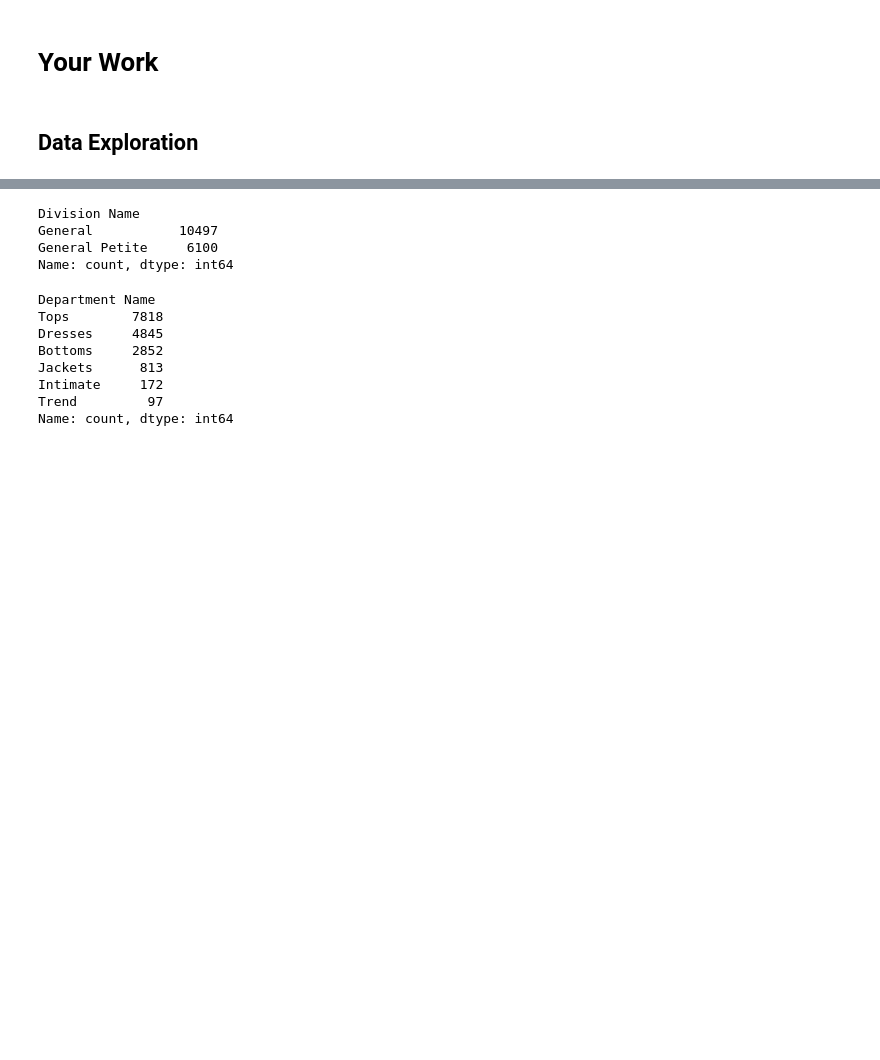
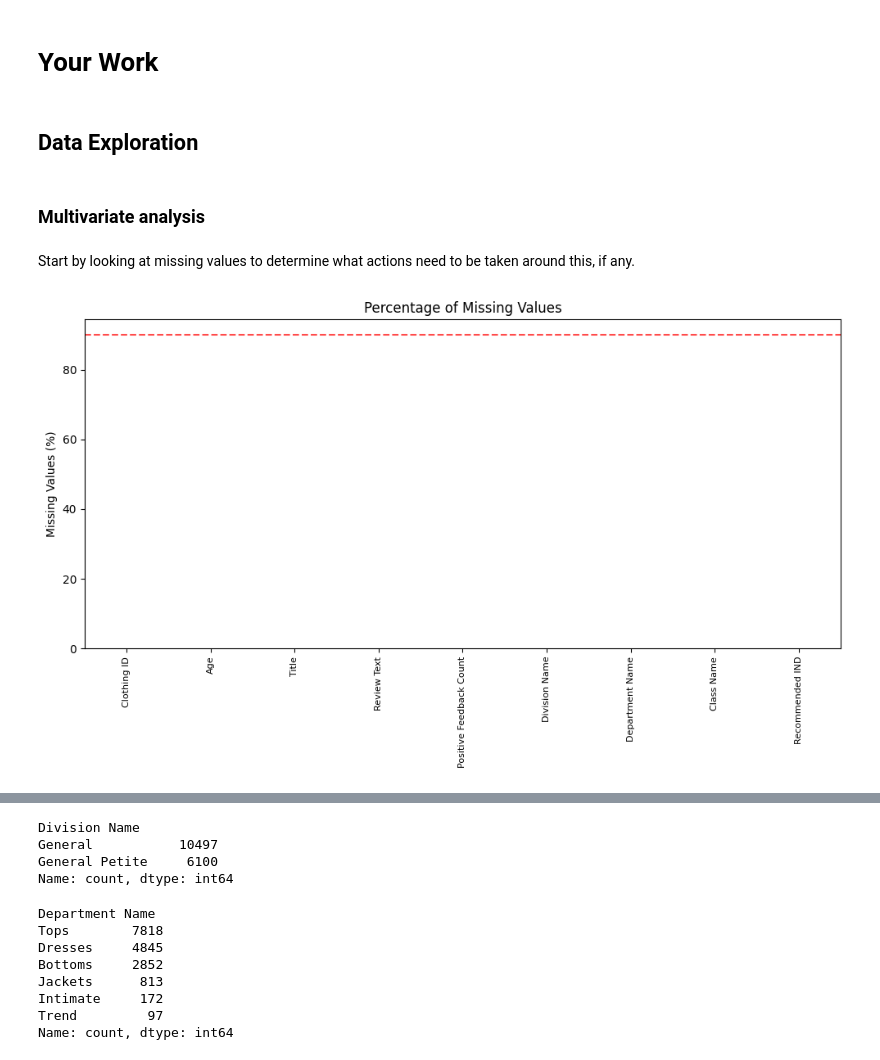
Before and after one commit to annad2207/pipelines-project, a Jupyter notebook: starter/Pipeline_notebook.ipynb, the cells around one changed output, grey strips where cells are left out. Saved outputs shown, nothing was run; the diff lists cells and outputs as text; code cells hidden in the pictures; blank space fills up the shorter version.

```diff
--- a/starter/Pipeline_notebook.ipynb
+++ b/starter/Pipeline_notebook.ipynb
@@ -103,3 +103,24 @@ X_train, X_test, y_train, y_test = train_test_split(
 # Your Work
 # %% [markdown]
 ## Data Exploration
+# %% [markdown]
+### Multivariate analysis
+# %% [markdown]
+Start by looking at missing values to determine what actions need to be taken around this, if any.
+# %%
+from matplotlib import pyplot as plt
+null_percentage = (df.isnull().mean() * 100).sort_values(ascending=False)
+threshold = 90
+
+# Bar Chart Visualization with conditional colors
+plt.figure(figsize=(10, 6))
+ax = null_percentage.plot(kind='bar', color='#5A287D')
+plt.title('Percentage of Missing Values')
+plt.ylabel('Missing Values (%)')
+plt.axhline(y=threshold, color='red', linestyle='--', alpha=0.7)  # Add a reference line
+plt.xticks(fontsize=8)
+
+plt.tight_layout()
+plt.show()
+# %% [output]
+[figure, added]
```
Also changed, not shown: parts of 26 cells of this notebook, 1 other file.
